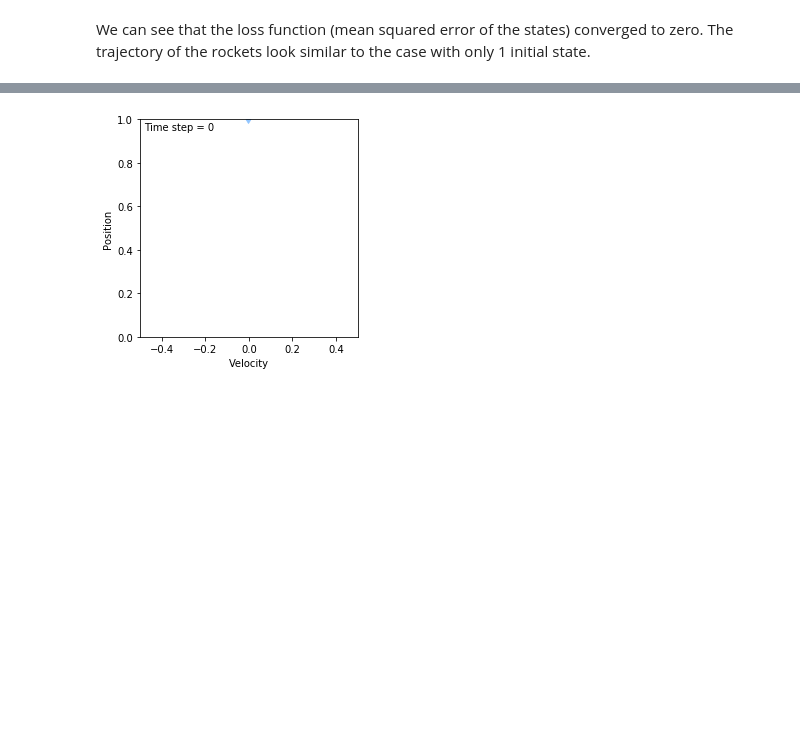
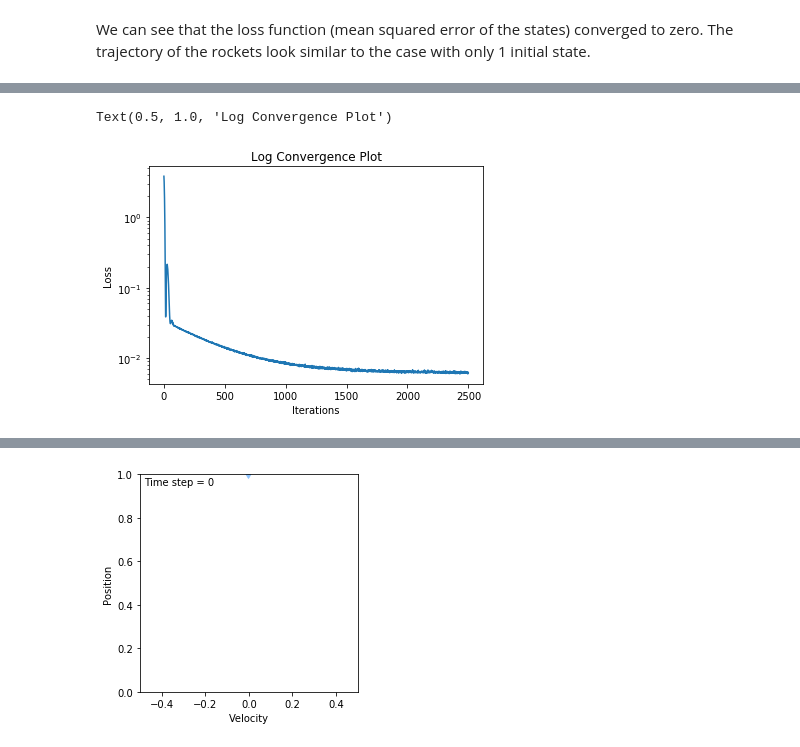
Before and after one commit to ghimiremukesh/Design_Optimization, a Jupyter notebook: Project/Project 1 gradient based algorithms and differentiable programming.ipynb, the cells around one changed output, grey strips where cells are left out. Saved outputs shown, nothing was run; the diff lists cells and outputs as text; code cells hidden in the pictures; blank space fills up the shorter version.

```diff
--- a/Project/Project 1 gradient based algorithms and differentiable programming.ipynb
+++ b/Project/Project 1 gradient based algorithms and differentiable programming.ipynb
@@ -408,3 +410,12 @@ From the above plot, we see how noisy the trajectories are. We can see that the
+# %%
+plt.plot(o.losses)
+plt.yscale('log')
+plt.xlabel("Iterations")
+plt.ylabel("Loss")
+plt.title("Log Convergence Plot")
+# %% [output]
+Text(0.5, 1.0, 'Log Convergence Plot')
+[figure, added]
 # %% [markdown]
 ### Discussion
 
```
Also changed, not shown: parts of 4 cells of this notebook.
